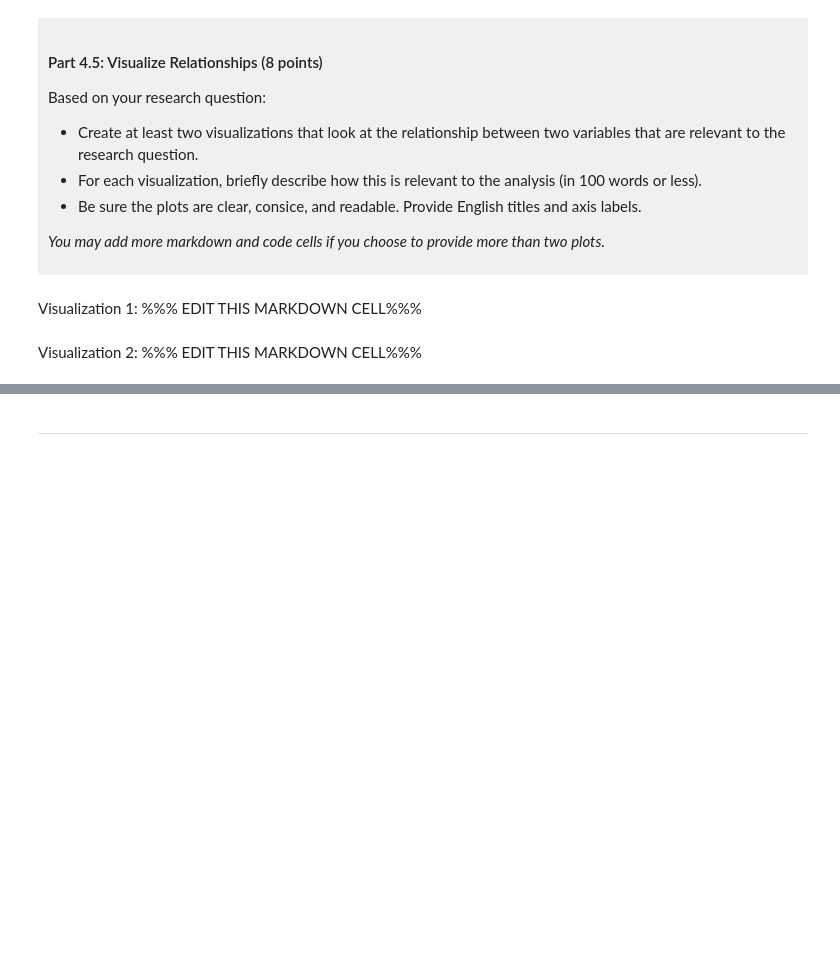
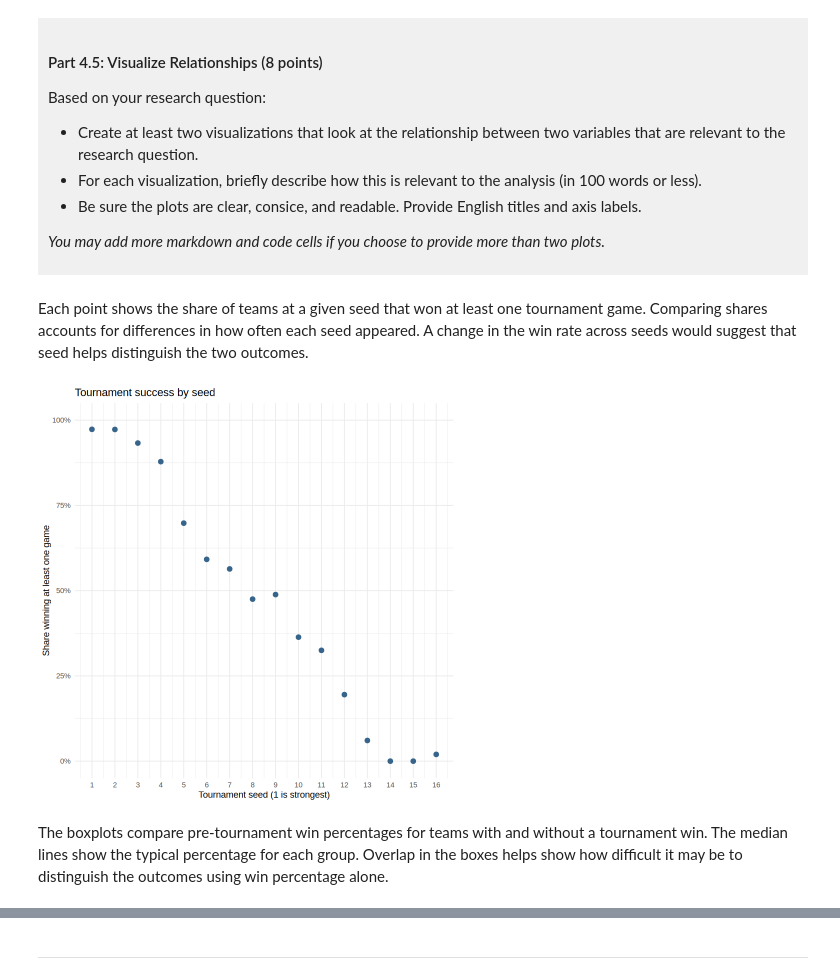
Before and after one commit to howard-zhou0214/dsci-100-womens-basketball, a Jupyter notebook: dsci-100-project-notebook.ipynb, the cells around one changed output, grey strips where cells are left out. Saved outputs shown, nothing was run; the diff lists cells and outputs as text; code cells hidden in the pictures; blank space fills up the shorter version.

```diff
--- a/dsci-100-project-notebook.ipynb
+++ b/dsci-100-project-notebook.ipynb
@@ -273,9 +395,22 @@ Based on your research question:
 *You may add more markdown and code cells if you choose to provide more than two plots.*
 </div>
 # %% [markdown]
-Visualization 1: %%% EDIT THIS MARKDOWN CELL%%%
+Each point shows the share of teams at a given seed that won at least one tournament game. Comparing shares accounts for differences in how often each seed appeared. A change in the win rate across seeds would suggest that seed helps distinguish the two outcomes.
 # %%
-### EDIT THIS CODE CELL FOR VISUALIZATION 1###
+# Within each seed, the mean of a TRUE/FALSE indicator is the share of wins.
+basketball_tidy %>%
+  group_by(seed) %>%
+  summarise(win_share = mean(won_tournament_game == "yes"), .groups = "drop") %>%
+  ggplot(aes(x = seed, y = win_share)) +
+  geom_point(size = 2.5, colour = "steelblue4") +
+  scale_x_continuous(breaks = sort(unique(basketball_tidy$seed))) +
+  scale_y_continuous(labels = scales::label_percent(), limits = c(0, 1)) +
+  labs(title = "Tournament success by seed",
+       x = "Tournament seed (1 is strongest)",
+       y = "Share winning at least one game") +
+  theme_minimal()
+# %% [output]
+[figure, added]
 # %% [markdown]
-Visualization 2: %%% EDIT THIS MARKDOWN CELL%%%
+The boxplots compare pre-tournament win percentages for teams with and without a tournament win. The median lines show the typical percentage for each group. Overlap in the boxes helps show how difficult it may be to distinguish the outcomes using win percentage alone.
 # %%
```
Also changed, not shown: parts of 14 cells of this notebook.
